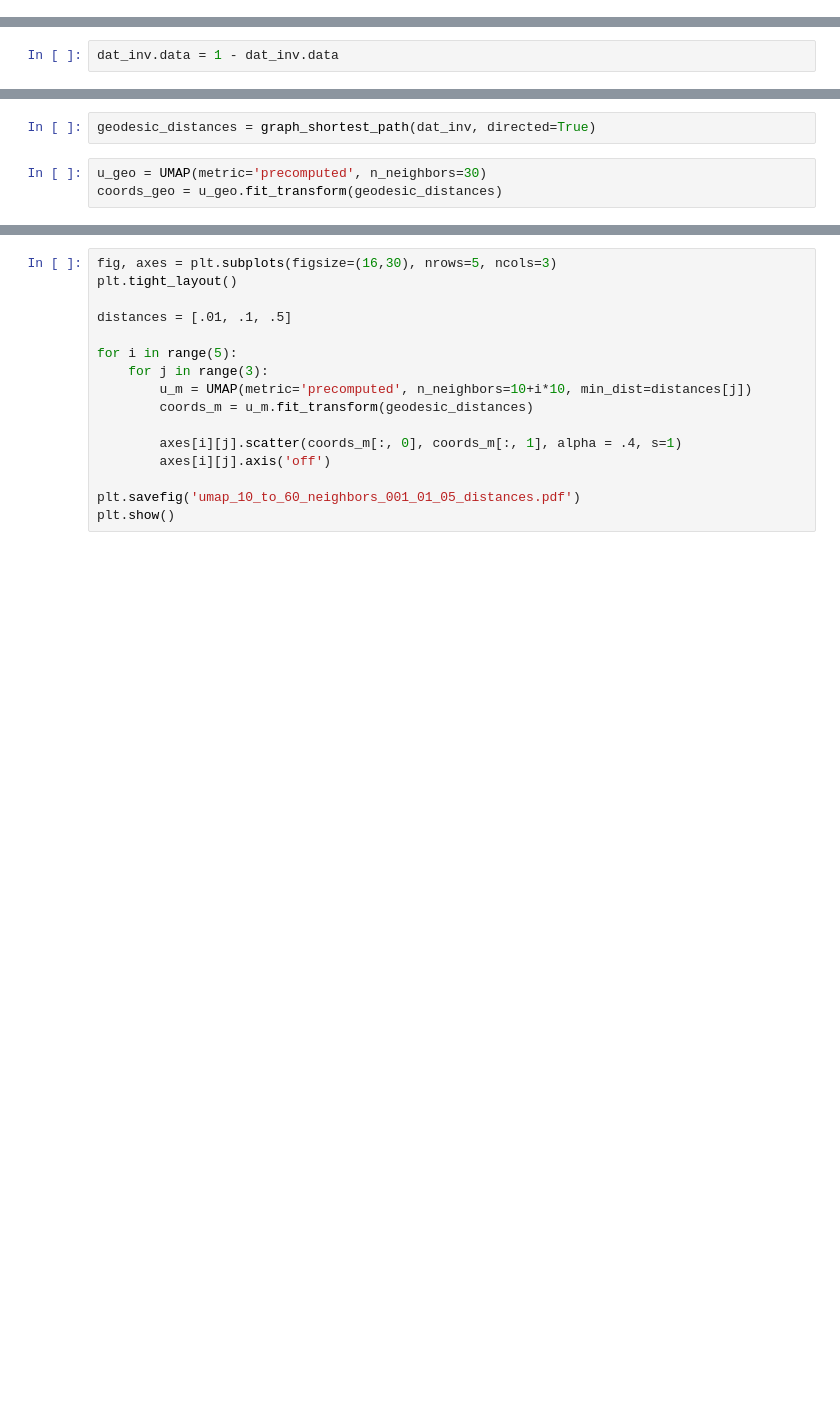
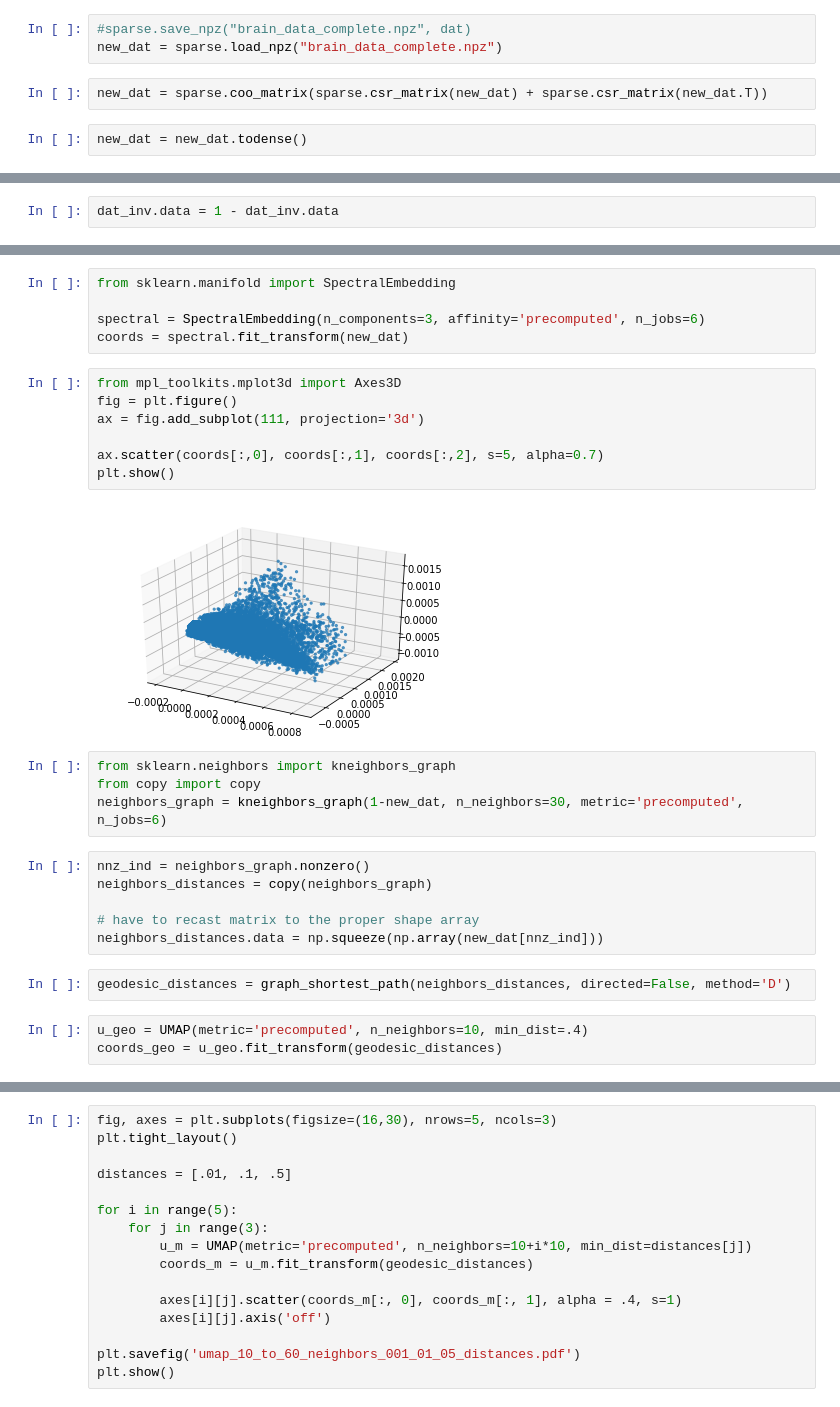
Before and after one commit to gomezlab/segnet, a Jupyter notebook: affinity_src/00_affinity.ipynb, the cells around one changed output, grey strips where cells are left out. Saved outputs shown, nothing was run; the diff lists cells and outputs as text; blank space fills up the shorter version.

```diff
--- a/affinity_src/00_affinity.ipynb
+++ b/affinity_src/00_affinity.ipynb
@@ -70,0 +17,7 @@ plt.show()
+# %%
+#sparse.save_npz("brain_data_complete.npz", dat)
+new_dat = sparse.load_npz("brain_data_complete.npz")
+# %%
+new_dat = sparse.coo_matrix(sparse.csr_matrix(new_dat) + sparse.csr_matrix(new_dat.T))
+# %%
+new_dat = new_dat.todense()
@@ -88,5 +61,29 @@ plt.show()
+# %%
+from sklearn.manifold import SpectralEmbedding
+
+spectral = SpectralEmbedding(n_components=3, affinity='precomputed', n_jobs=6)
+coords = spectral.fit_transform(new_dat)
+# %%
+from mpl_toolkits.mplot3d import Axes3D
+fig = plt.figure()
+ax = fig.add_subplot(111, projection='3d')
+
+ax.scatter(coords[:,0], coords[:,1], coords[:,2], s=5, alpha=0.7)
+plt.show()
+# %% [output]
+[figure, added]
+# %%
+from sklearn.neighbors import kneighbors_graph
+from copy import copy
+neighbors_graph = kneighbors_graph(1-new_dat, n_neighbors=30, metric='precomputed', n_jobs=6)
+# %%
+nnz_ind = neighbors_graph.nonzero()
+neighbors_distances = copy(neighbors_graph)
+
+# have to recast matrix to the proper shape array
+neighbors_distances.data = np.squeeze(np.array(new_dat[nnz_ind]))
 # %%
-geodesic_distances = graph_shortest_path(dat_inv, directed=True)
+geodesic_distances = graph_shortest_path(neighbors_distances, directed=False, method='D')
 # %%
-u_geo = UMAP(metric='precomputed', n_neighbors=30)
+u_geo = UMAP(metric='precomputed', n_neighbors=10, min_dist=.4)
 coords_geo = u_geo.fit_transform(geodesic_distances)
```
Also changed, not shown: parts of 30 cells of this notebook.
